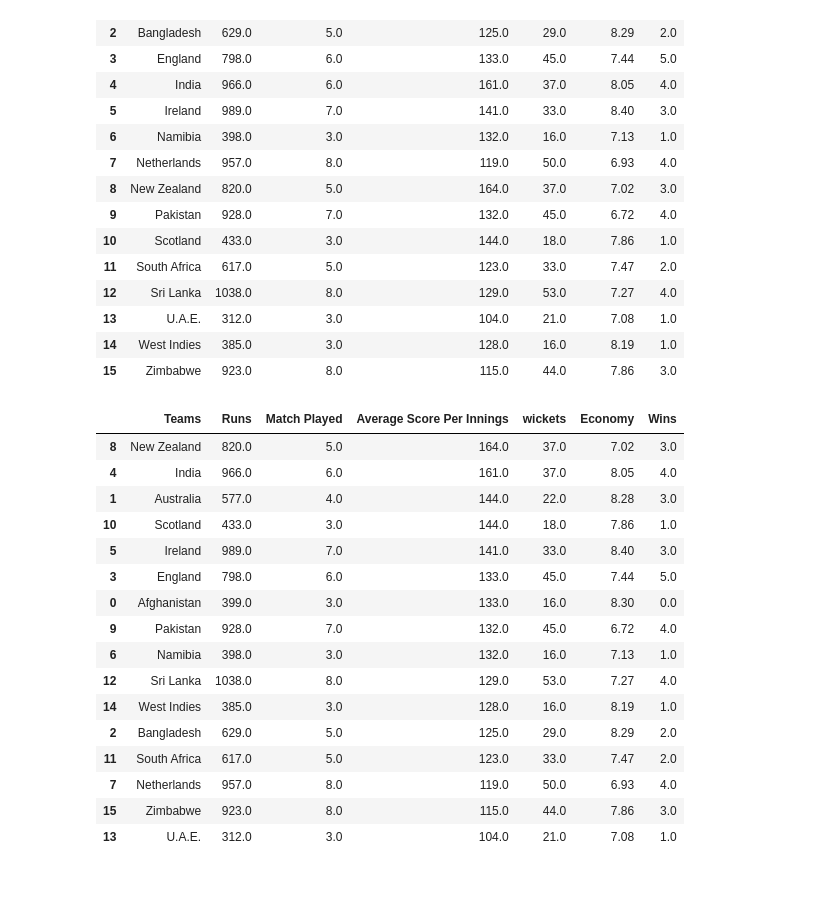
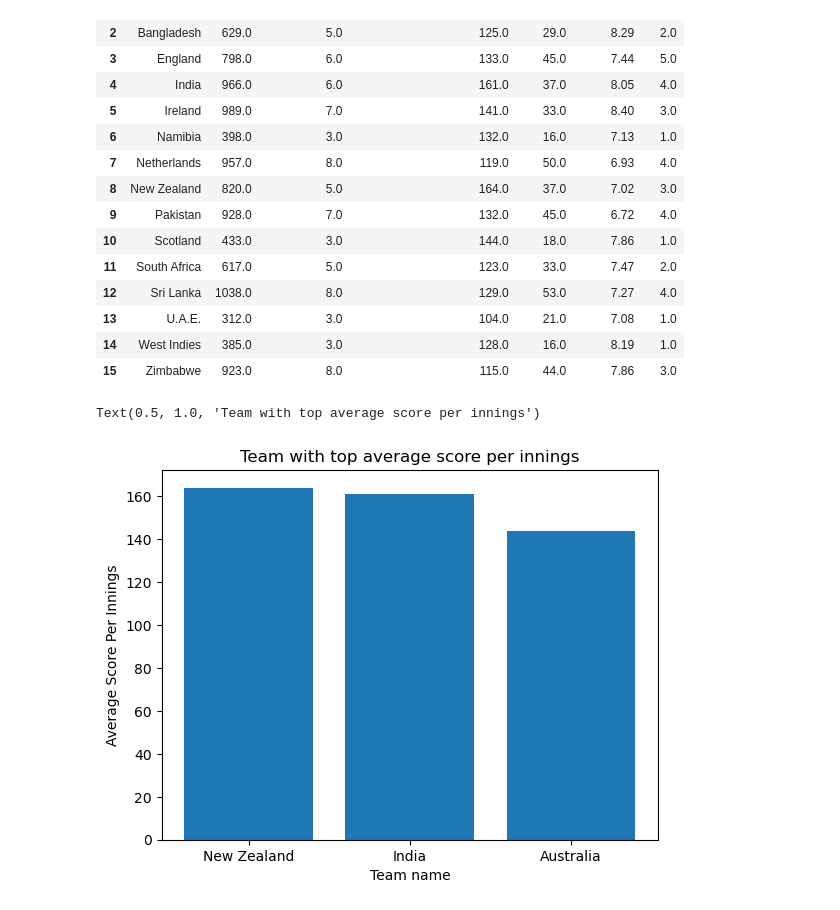
Before and after one commit to mynkchn/Data-Hit-Six, a Jupyter notebook: Juypter Notebook/cricket_data_analysis.ipynb, the cells around one changed output. Drawn from its saved outputs; the diff is of its cells as text; code cells hidden in the pictures; blank space fills up the shorter version.

```diff
--- a/Juypter Notebook/cricket_data_analysis.ipynb
+++ b/Juypter Notebook/cricket_data_analysis.ipynb
@@ -437,22 +437,15 @@ team
 | 14 | West Indies | 385.0 | 3.0 | 128.0 | 16.0 | 8.19 | 1.0 |
 | 15 | Zimbabwe | 923.0 | 8.0 | 115.0 | 44.0 | 7.86 | 3.0 |
 # %%
-team.sort_values(by=['Average Score Per Innings','wickets'],ascending=False)
+team=team.sort_values(by=['Average Score Per Innings','wickets'],ascending=False).reset_index()
-# %% [output]
-|  | Teams | Runs | Match Played | Average Score Per Innings | wickets | Economy | Wins |
-| 8 | New Zealand | 820.0 | 5.0 | 164.0 | 37.0 | 7.02 | 3.0 |
-| 4 | India | 966.0 | 6.0 | 161.0 | 37.0 | 8.05 | 4.0 |
-| 1 | Australia | 577.0 | 4.0 | 144.0 | 22.0 | 8.28 | 3.0 |
-| 10 | Scotland | 433.0 | 3.0 | 144.0 | 18.0 | 7.86 | 1.0 |
-| 5 | Ireland | 989.0 | 7.0 | 141.0 | 33.0 | 8.40 | 3.0 |
-| 3 | England | 798.0 | 6.0 | 133.0 | 45.0 | 7.44 | 5.0 |
-| 0 | Afghanistan | 399.0 | 3.0 | 133.0 | 16.0 | 8.30 | 0.0 |
-| 9 | Pakistan | 928.0 | 7.0 | 132.0 | 45.0 | 6.72 | 4.0 |
-| 6 | Namibia | 398.0 | 3.0 | 132.0 | 16.0 | 7.13 | 1.0 |
-| 12 | Sri Lanka | 1038.0 | 8.0 | 129.0 | 53.0 | 7.27 | 4.0 |
-| 14 | West Indies | 385.0 | 3.0 | 128.0 | 16.0 | 8.19 | 1.0 |
-| 2 | Bangladesh | 629.0 | 5.0 | 125.0 | 29.0 | 8.29 | 2.0 |
-| 11 | South Africa | 617.0 | 5.0 | 123.0 | 33.0 | 7.47 | 2.0 |
-| 7 | Netherlands | 957.0 | 8.0 | 119.0 | 50.0 | 6.93 | 4.0 |
-| 15 | Zimbabwe | 923.0 | 8.0 | 115.0 | 44.0 | 7.86 | 3.0 |
-| 13 | U.A.E. | 312.0 | 3.0 | 104.0 | 21.0 | 7.08 | 1.0 |
+# %%
+team.drop(columns=['index'],inplace=True)
+# %%
+# Top 3 player with average innings per score
+plt.bar(team['Teams'][0:3].to_list(),team['Average Score Per Innings'][0:3].to_list())
+plt.xlabel('Team name')
+plt.ylabel('Average Score Per Innings')
+plt.title('Team with top average score per innings')
+# %% [output]
+Text(0.5, 1.0, 'Team with top average score per innings')
+[figure, added]
```
Also changed, not shown: parts of 36 cells of this notebook.
